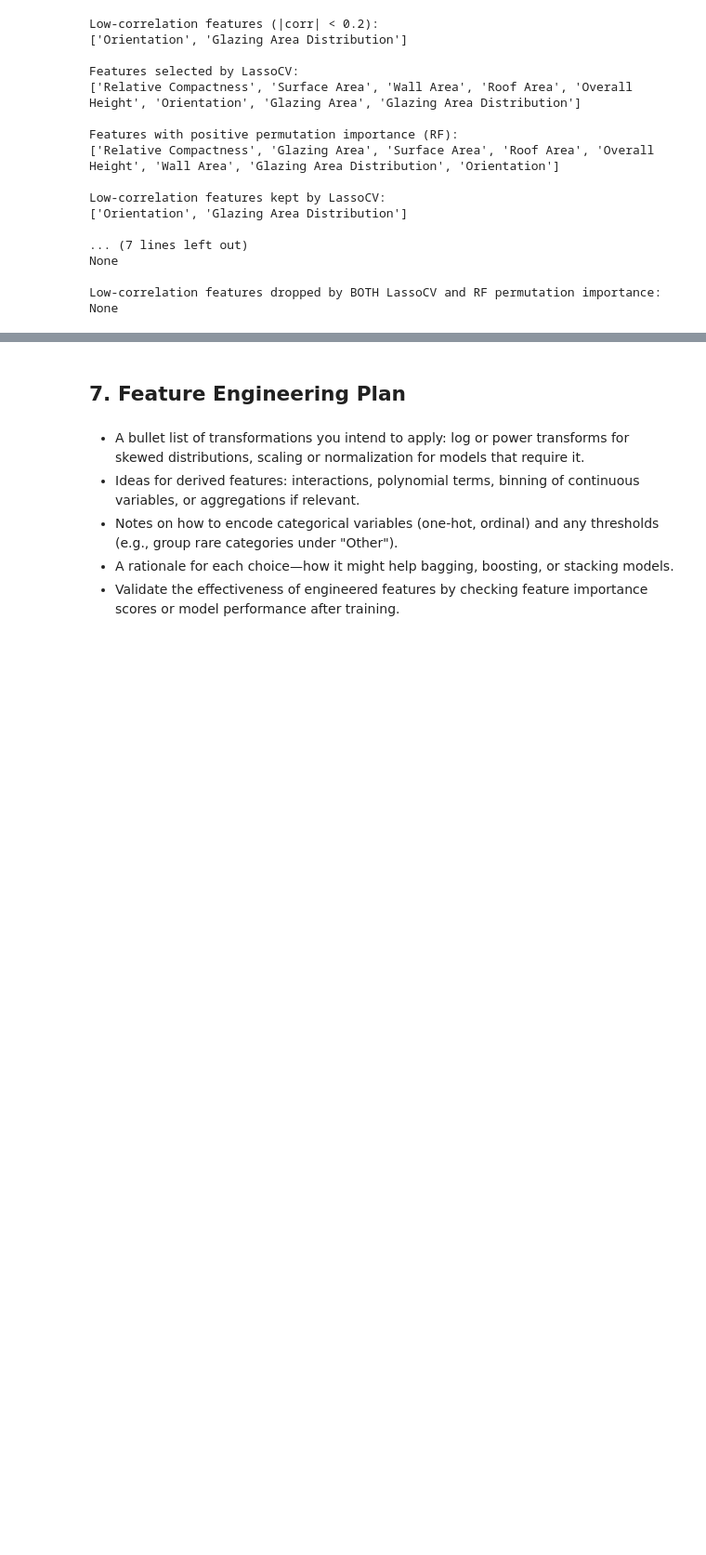
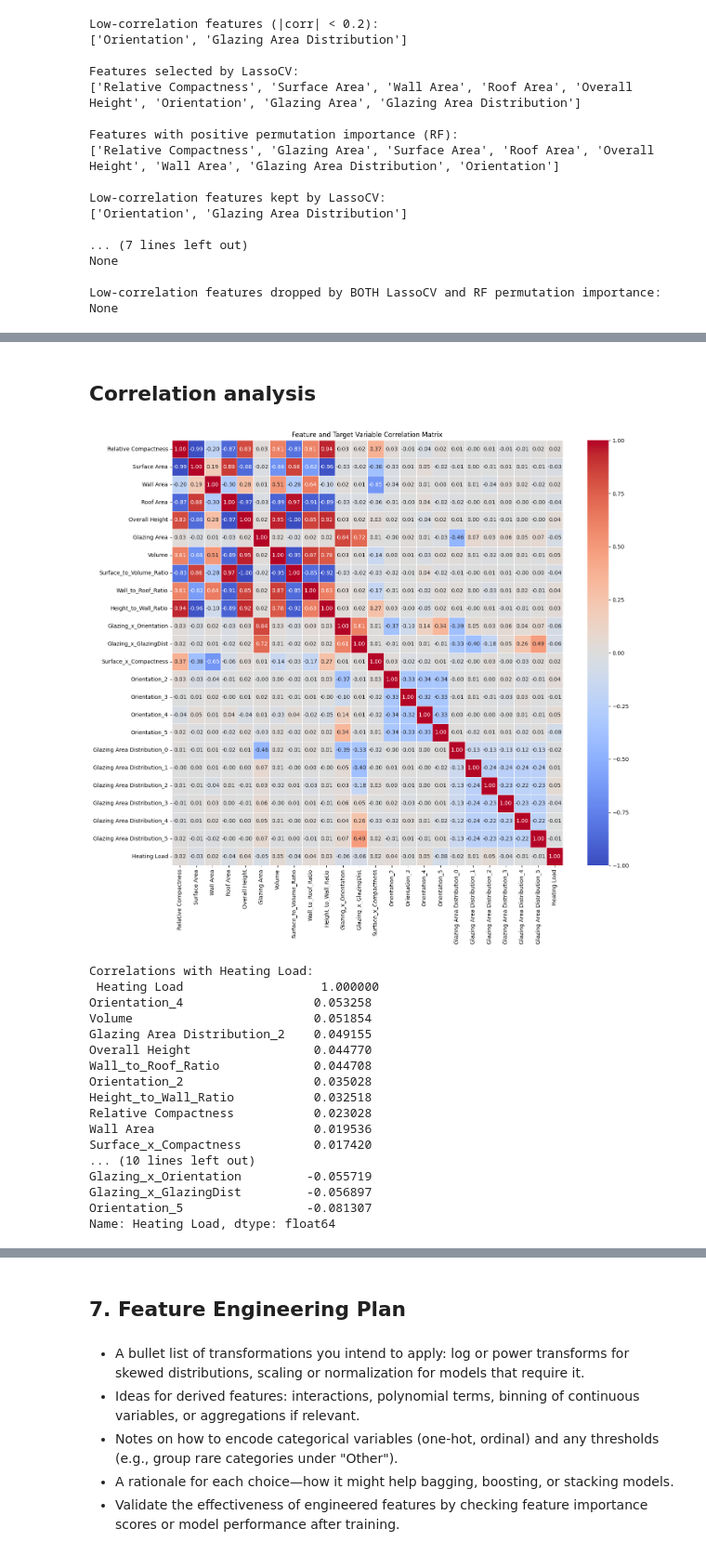
Before and after one commit to szm4c/bagging-boosting-stacking-study, a Jupyter notebook: notebooks/eda/energy_efficiency_eda.ipynb, the cells around one changed output, grey strips where cells are left out. Shown at 93% size. Saved outputs shown, nothing was run; the diff lists cells and outputs as text; code cells hidden in the pictures; blank space fills up the shorter version.

```diff
--- a/notebooks/eda/energy_efficiency_eda.ipynb
+++ b/notebooks/eda/energy_efficiency_eda.ipynb
@@ -469,0 +673,32 @@ None
+# %% [markdown]
+## Correlation analysis
+# %%
+df_corr = pd.concat([X_train_advanced, y_train], axis=1)
+corr_matrix = df_corr.corr()
+
+plt.figure(figsize=(16, 14))
+sns.heatmap(corr_matrix, annot=True, cmap='coolwarm', fmt=".2f", linewidths=.5)
+plt.title('Feature and Target Variable Correlation Matrix')
+plt.show()
+
+# Sortuj korelacje z Y1
+print("\nCorrelations with Heating Load:\n", corr_matrix['Heating Load'].sort_values(ascending=False))
+# %% [output]
+[figure, added]
+Correlations with Heating Load:
+ Heating Load                   1.000000
+Orientation_4                  0.053258
+Volume                         0.051854
+Glazing Area Distribution_2    0.049155
+Overall Height                 0.044770
+Wall_to_Roof_Ratio             0.044708
+Orientation_2                  0.035028
+Height_to_Wall_Ratio           0.032518
+Relative Compactness           0.023028
+Wall Area                      0.019536
+Surface_x_Compactness          0.017420
+... (10 lines left out)
+Glazing_x_Orientation         -0.055719
+Glazing_x_GlazingDist         -0.056897
+Orientation_5                 -0.081307
+Name: Heating Load, dtype: float64
```
Also changed, not shown: parts of 14 cells of this notebook.
